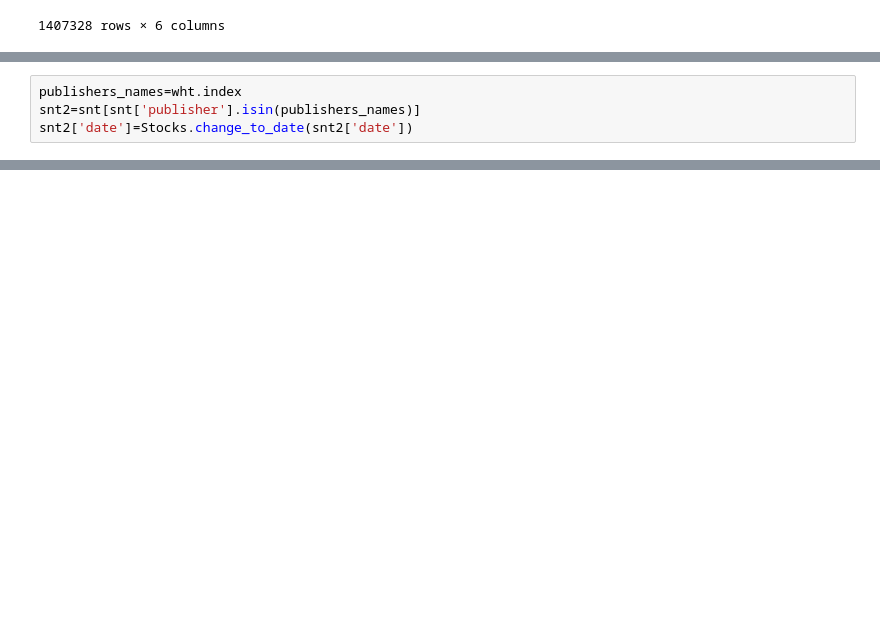
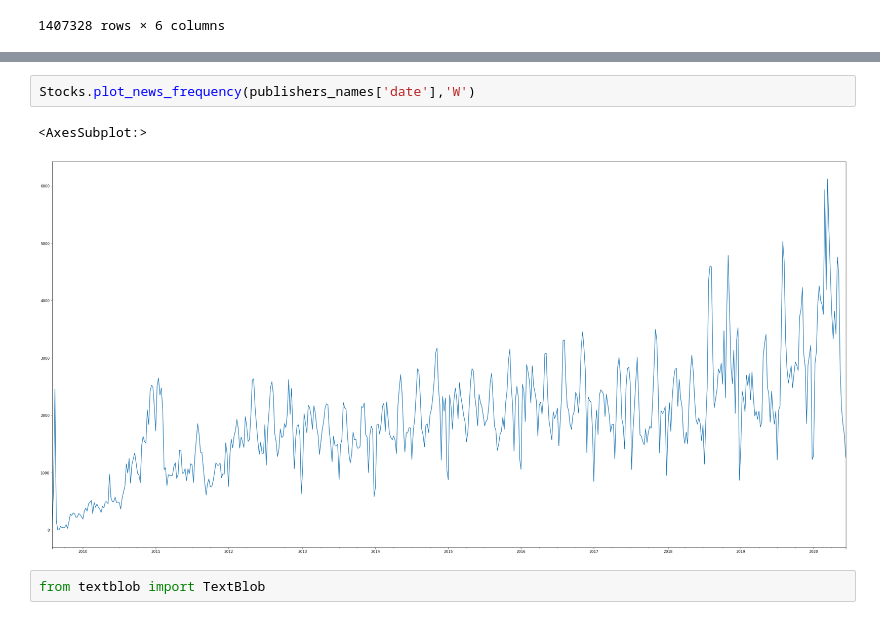
Before and after one commit to Basi7-prog/week1, a Jupyter notebook: Notebook/Descriptive.ipynb, the cells around one changed output, grey strips where cells are left out. Saved outputs shown, nothing was run; the diff lists cells and outputs as text; blank space fills up the shorter version.

```diff
--- a/Notebook/Descriptive.ipynb
+++ b/Notebook/Descriptive.ipynb
@@ -40,7 +45,3 @@ wht
 | Allie Wickman | 18317 | 1.301544 |
 | Shanthi Rexaline | 16640 | 1.182383 |
 | Craig Jones | 16221 | 1.152610 |
-# %%
-publishers_names=wht.index
-snt2=snt[snt['publisher'].isin(publishers_names)]
-snt2['date']=Stocks.change_to_date(snt2['date'])
@@ -79,0 +64,7 @@ sorted_df.resample('M').sum().plot(figsize=(40,20), kind='line')
+# %%
+Stocks.plot_news_frequency(publishers_names['date'],'W')
+# %% [output]
+<AxesSubplot:>
+[figure, added]
+# %%
+from textblob import TextBlob
```
Also changed, not shown: parts of 7 cells of this notebook, 1 other file.
